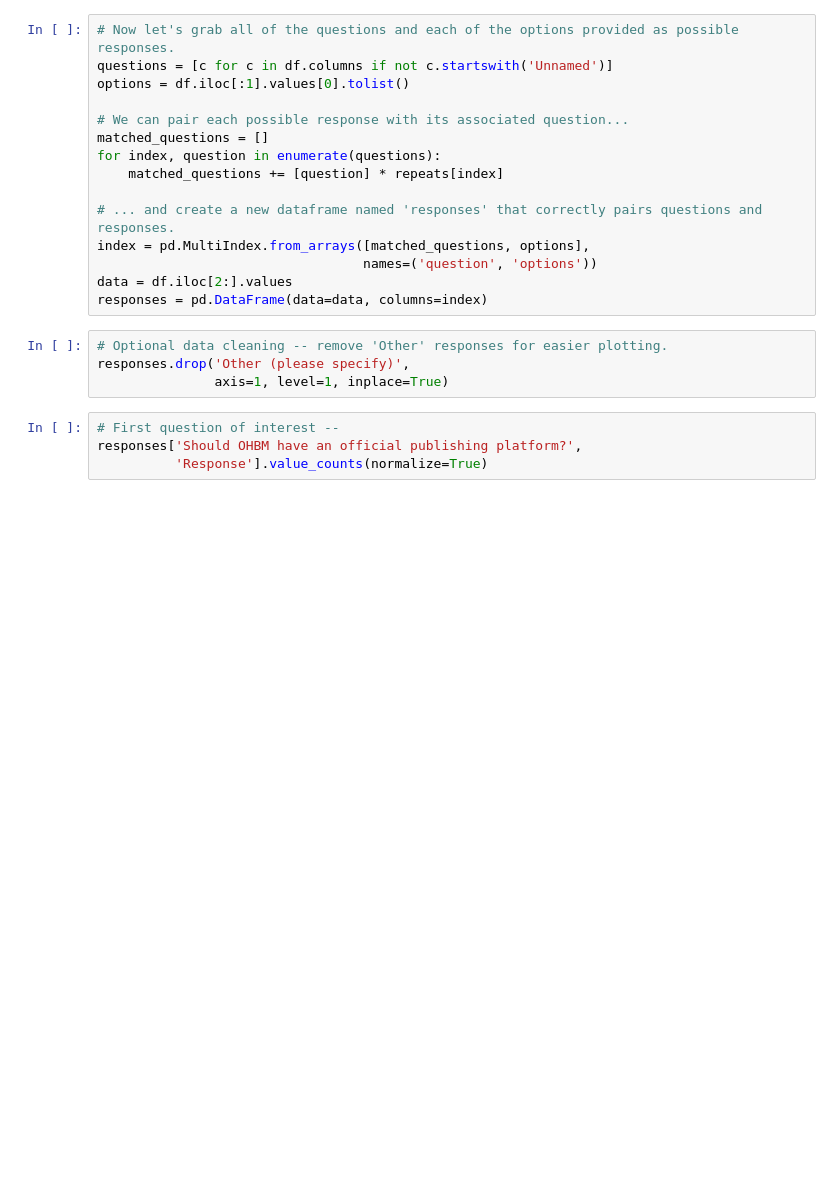
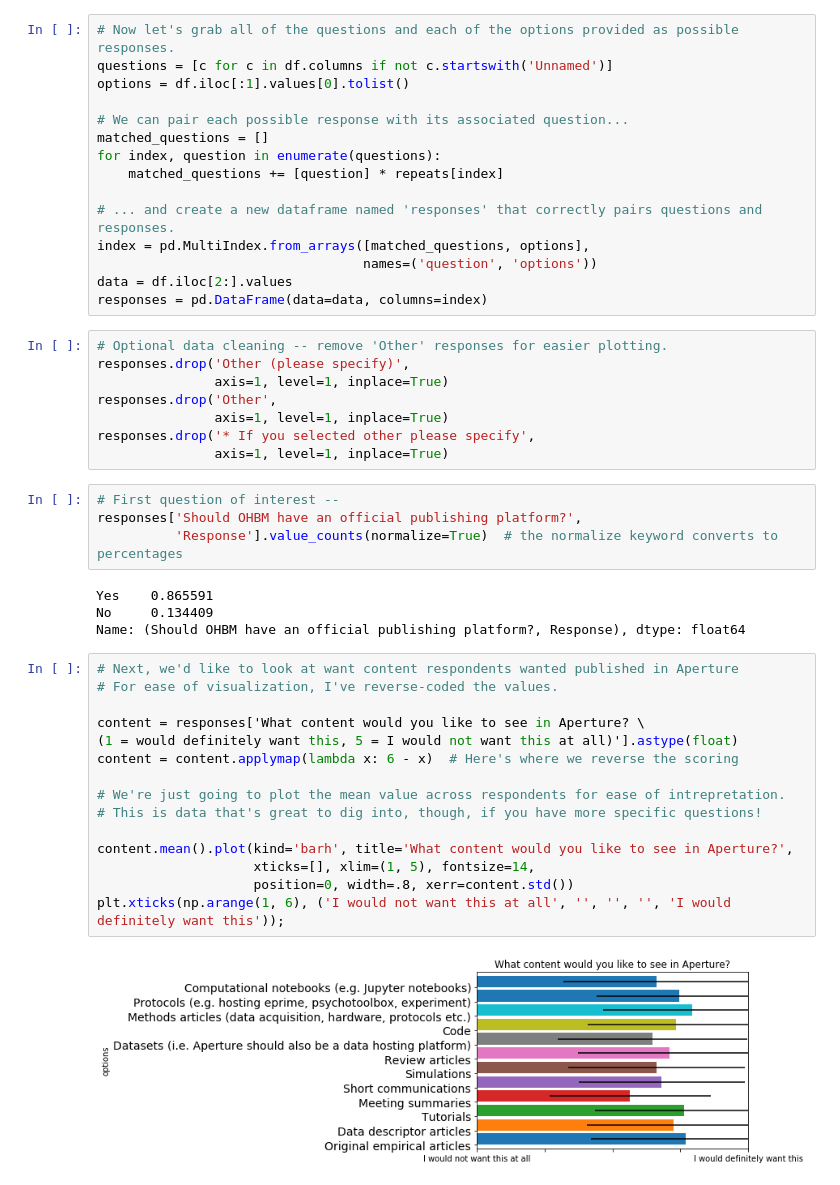
Before and after one commit to emdupre/aperture_survey, a Jupyter notebook: aperture_survey_blog.ipynb, the cells around one changed output. Cells and saved outputs as stored; diff of their text form; blank space fills up the shorter version.

Commit message:
Add in intial figures

```diff
--- a/aperture_survey_blog.ipynb
+++ b/aperture_survey_blog.ipynb
@@ -32,10 +36,35 @@ responses = pd.DataFrame(data=data, columns=index)
 # Optional data cleaning -- remove 'Other' responses for easier plotting.
 responses.drop('Other (please specify)',
                axis=1, level=1, inplace=True)
+responses.drop('Other',
+               axis=1, level=1, inplace=True)
+responses.drop('* If you selected other please specify',
+               axis=1, level=1, inplace=True)
 # %%
 # First question of interest --
 responses['Should OHBM have an official publishing platform?',
-          'Response'].value_counts(normalize=True)
+          'Response'].value_counts(normalize=True)  # the normalize keyword converts to percentages
+# %% [output]
+Yes    0.865591
+No     0.134409
+Name: (Should OHBM have an official publishing platform?, Response), dtype: float64
+# %%
+# Next, we'd like to look at want content respondents wanted published in Aperture
+# For ease of visualization, I've reverse-coded the values.
+
+content = responses['What content would you like to see in Aperture? \
+(1 = would definitely want this, 5 = I would not want this at all)'].astype(float)
+content = content.applymap(lambda x: 6 - x)  # Here's where we reverse the scoring
+
+# We're just going to plot the mean value across respondents for ease of intrepretation.
+# This is data that's great to dig into, though, if you have more specific questions!
+
+content.mean().plot(kind='barh', title='What content would you like to see in Aperture?',
+                    xticks=[], xlim=(1, 5), fontsize=14,
+                    position=0, width=.8, xerr=content.std())
+plt.xticks(np.arange(1, 6), ('I would not want this at all', '', '', '', 'I would definitely want this'));
+# %% [output]
+[figure, added]
 # %%
 # What are respondents willing to pay to sustain Aperture ?
 price_per_sub = pd.to_numeric(responses['Per submission:',
```
Also changed, not shown: parts of 3 cells of this notebook.
